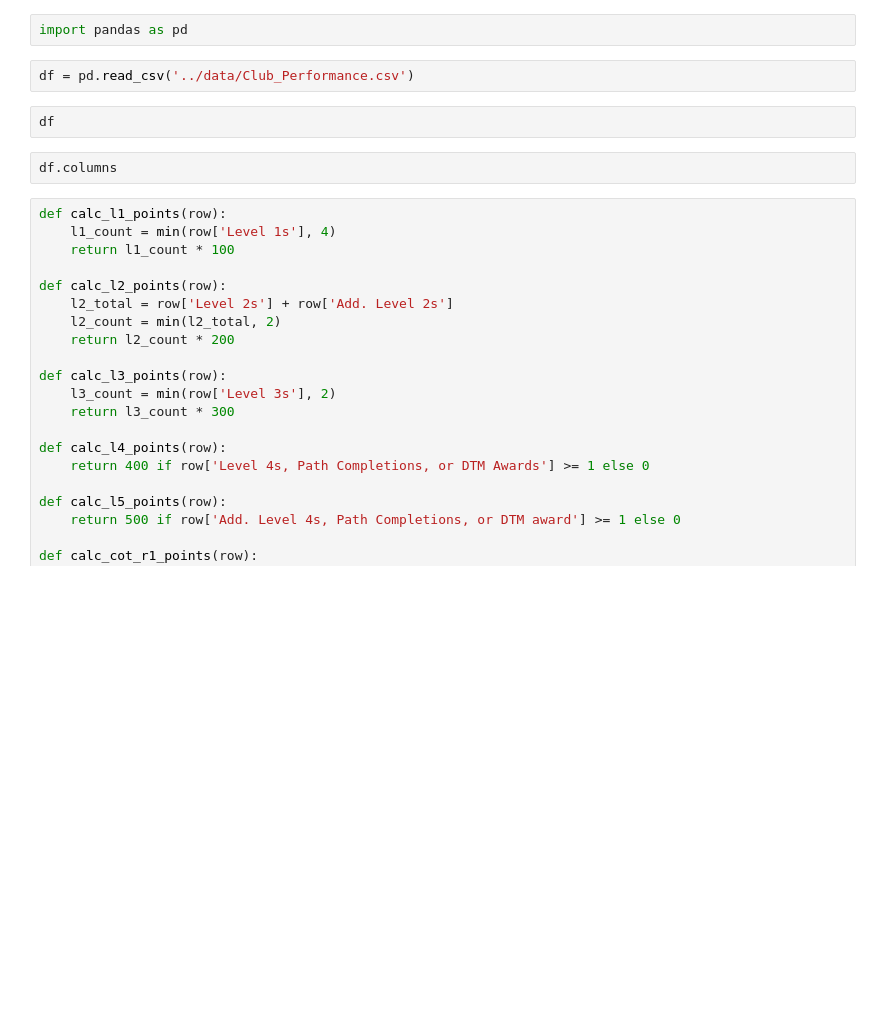
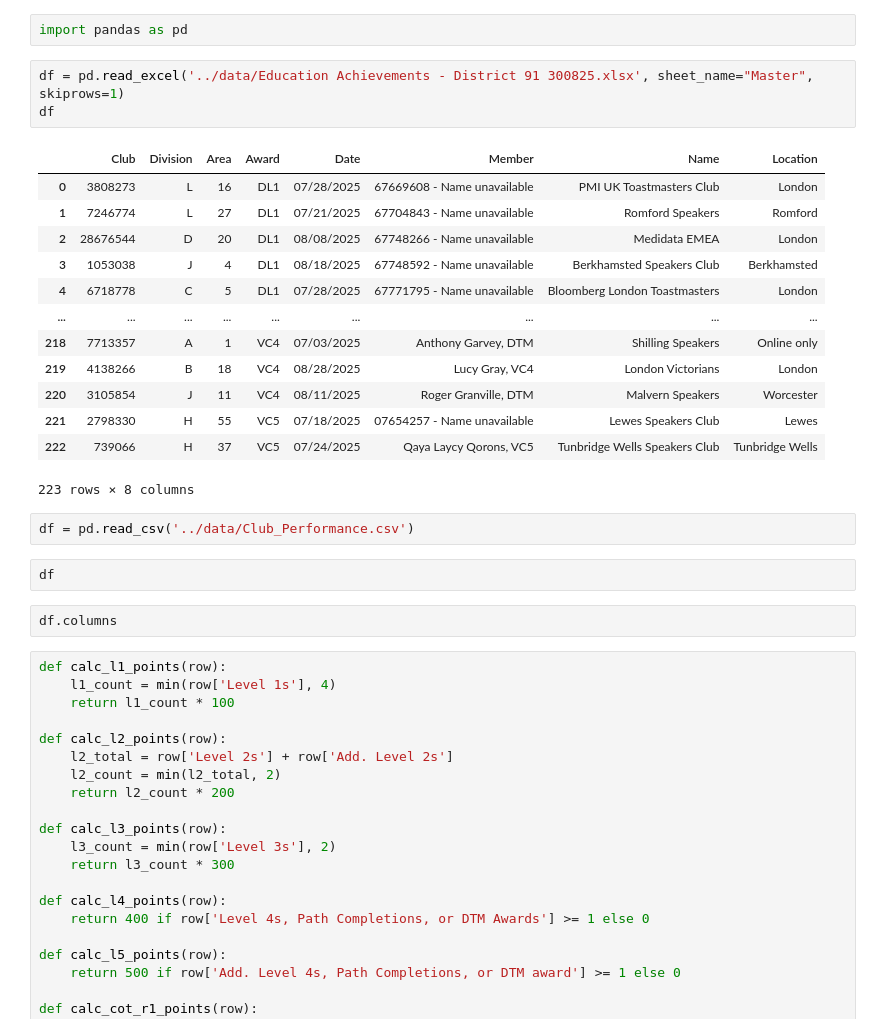
Before and after one commit to shubhwip/toastmasters-program-quality-leaderboard, a Jupyter notebook: notebooks/dev.ipynb, the cells around one changed output. Saved outputs shown, nothing was run; the diff lists cells and outputs as text; blank space fills up the shorter version.

```diff
--- a/notebooks/dev.ipynb
+++ b/notebooks/dev.ipynb
@@ -1,5 +1,22 @@
 # %%
 import pandas as pd
+# %%
+df = pd.read_excel('../data/Education Achievements - District 91 300825.xlsx', sheet_name="Master", skiprows=1)
+df
+# %% [output]
+|  | Club | Division | Area | Award | Date | Member | Name | Location |
+| 0 | 3808273 | L | 16 | DL1 | 07/28/2025 | 67669608 - Name unavailable | PMI UK Toastmasters Club | London |
+| 1 | 7246774 | L | 27 | DL1 | 07/21/2025 | 67704843 - Name unavailable | Romford Speakers | Romford |
+| 2 | 28676544 | D | 20 | DL1 | 08/08/2025 | 67748266 - Name unavailable | Medidata EMEA | London |
+| 3 | 1053038 | J | 4 | DL1 | 08/18/2025 | 67748592 - Name unavailable | Berkhamsted Speakers Club | Berkhamsted |
+| 4 | 6718778 | C | 5 | DL1 | 07/28/2025 | 67771795 - Name unavailable | Bloomberg London Toastmasters | London |
+| ... | ... | ... | ... | ... | ... | ... | ... | ... |
+| 218 | 7713357 | A | 1 | VC4 | 07/03/2025 | Anthony Garvey, DTM | Shilling Speakers | Online only |
+| 219 | 4138266 | B | 18 | VC4 | 08/28/2025 | Lucy Gray, VC4 | London Victorians | London |
+| 220 | 3105854 | J | 11 | VC4 | 08/11/2025 | Roger Granville, DTM | Malvern Speakers | Worcester |
+| 221 | 2798330 | H | 55 | VC5 | 07/18/2025 | 07654257 - Name unavailable | Lewes Speakers Club | Lewes |
+| 222 | 739066 | H | 37 | VC5 | 07/24/2025 | Qaya Laycy Qorons, VC5 | Tunbridge Wells Speakers Club | Tunbridge Wells |
+223 rows × 8 columns
 # %%
 df = pd.read_csv('../data/Club_Performance.csv')
 # %%
```
Also changed, not shown: 3 other files.
